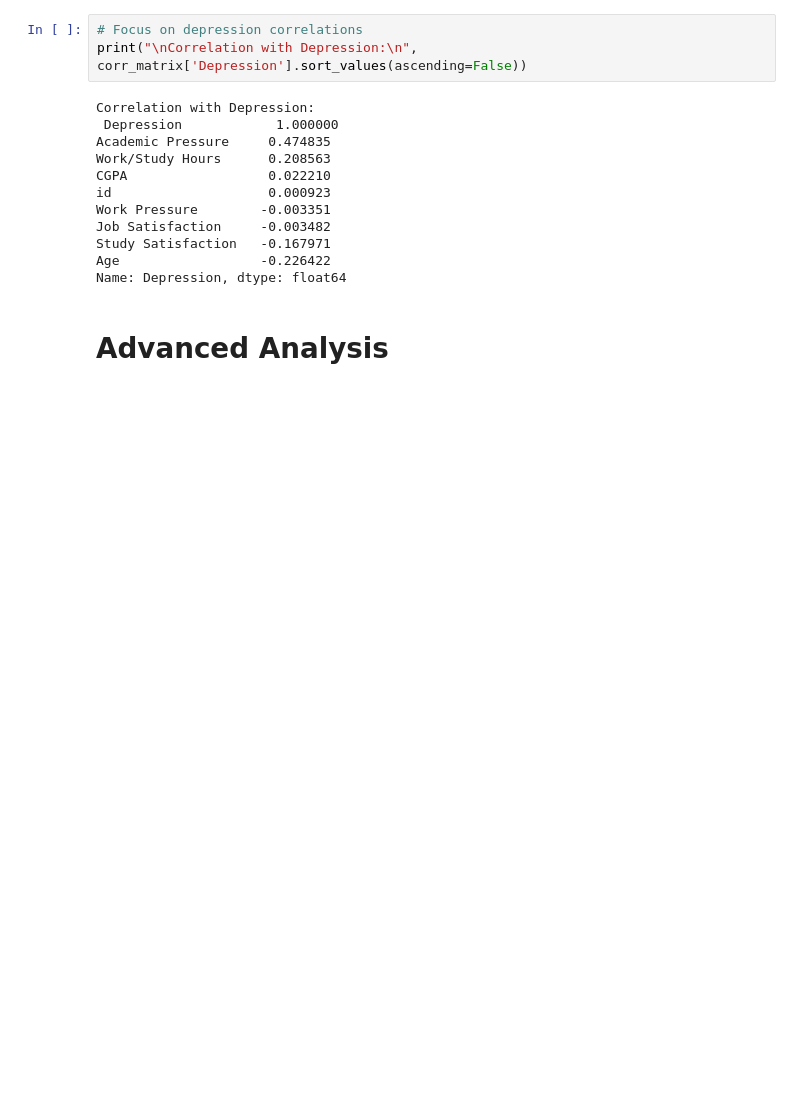
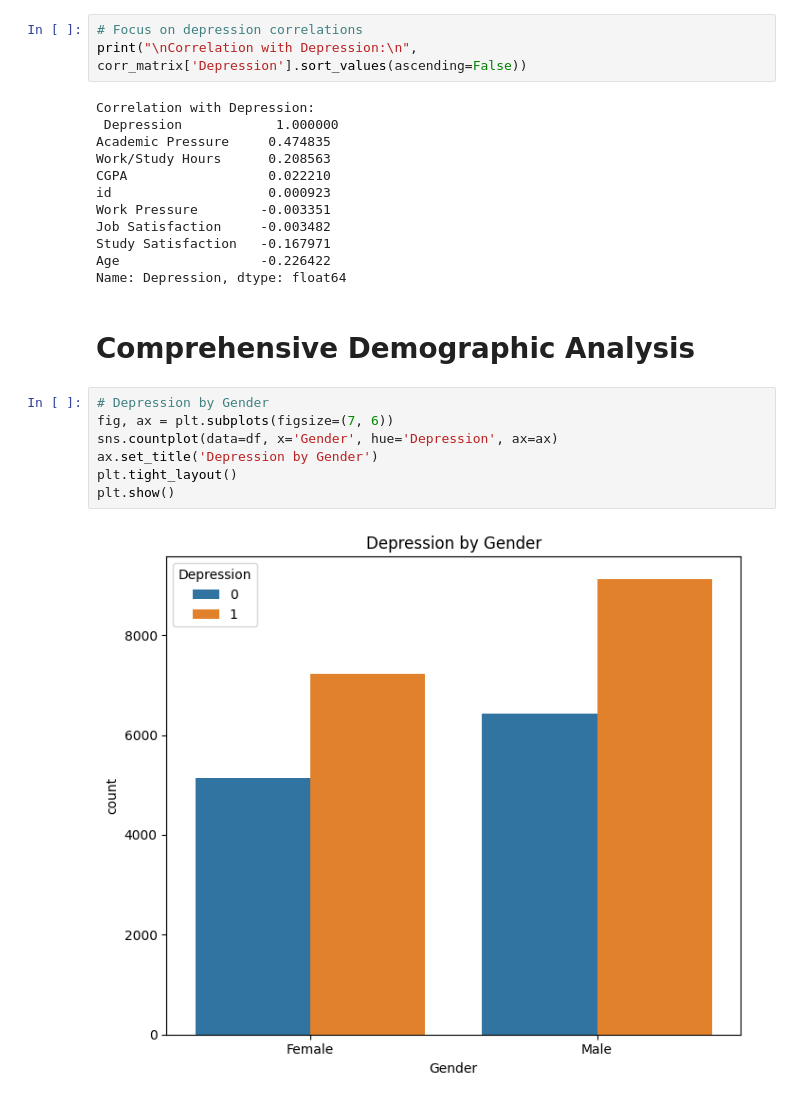
Before and after one commit to arshadziban/Data-Analysis-With-Python, a Jupyter notebook: StudentMind Insights/StudentMind_Insights.ipynb, the cells around one changed output. Saved outputs shown, nothing was run; the diff lists cells and outputs as text; blank space fills up the shorter version.

```diff
--- a/StudentMind Insights/StudentMind_Insights.ipynb
+++ b/StudentMind Insights/StudentMind_Insights.ipynb
@@ -319,5 +319,14 @@ Job Satisfaction     -0.003482
 Study Satisfaction   -0.167971
 Age                  -0.226422
 Name: Depression, dtype: float64
-# %% [markdown]
-# Advanced Analysis
+# %% [markdown]
+# Comprehensive Demographic Analysis
+# %%
+# Depression by Gender
+fig, ax = plt.subplots(figsize=(7, 6))
+sns.countplot(data=df, x='Gender', hue='Depression', ax=ax)
+ax.set_title('Depression by Gender')
+plt.tight_layout()
+plt.show()
+# %% [output]
+[figure, added]
```
